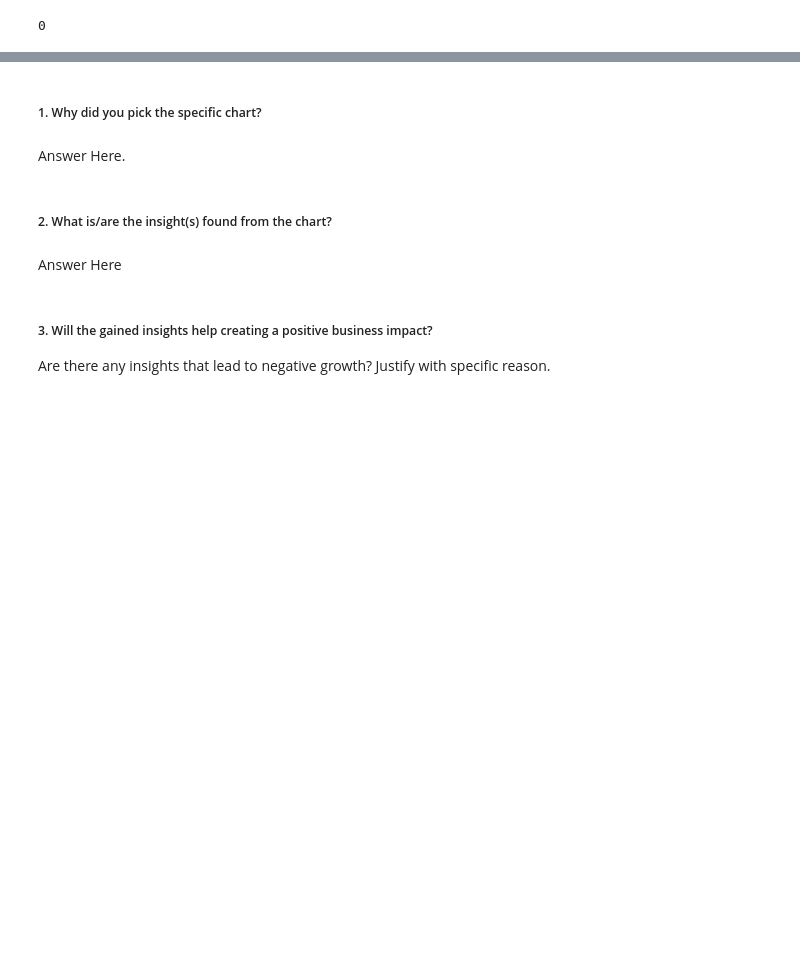
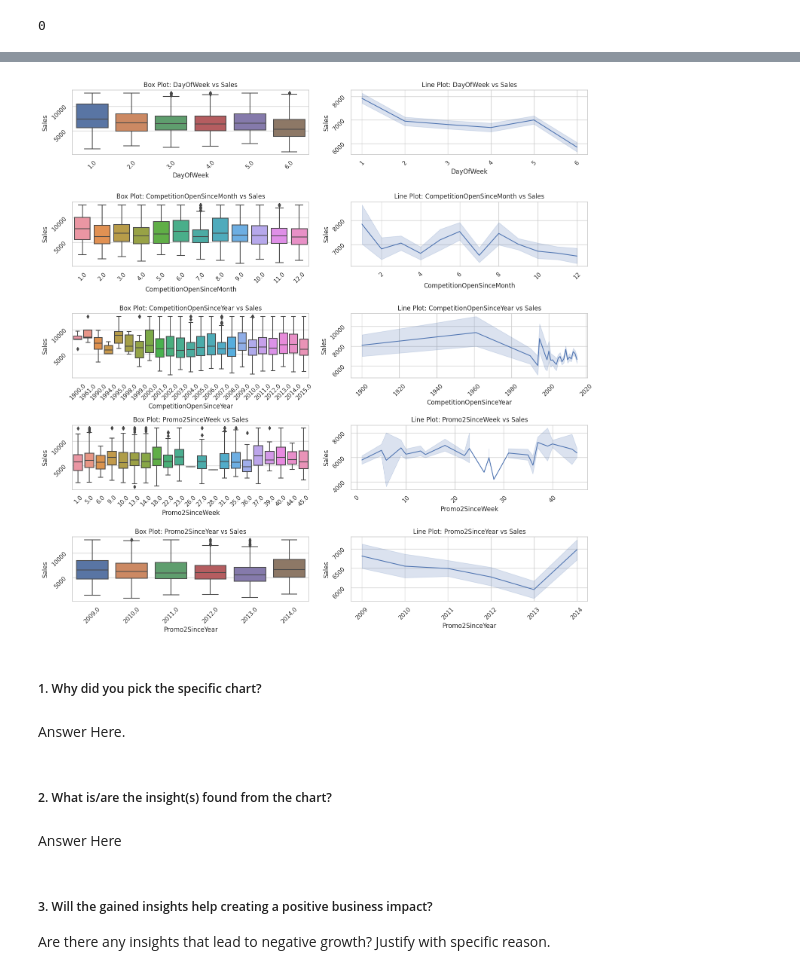
Before and after one commit to pvanand07/Retail-Sales-Prediction-Regression, a Jupyter notebook: Retail_Sales_Prediction_Regression.ipynb, the cells around one changed output, grey strips where cells are left out. Cells and saved outputs as stored; diff of their text form; code cells hidden in the pictures; blank space fills up the shorter version.

```diff
--- a/Retail_Sales_Prediction_Regression.ipynb
+++ b/Retail_Sales_Prediction_Regression.ipynb
@@ -963,8 +980,8 @@ import numpy as np
 
 # 'Sales' is the dependent variable, and other numerical columns are independent variables
 
-numerical_columns = df_m2.select_dtypes(include=['float64', 'int64']).columns
-
+numerical_columns = (df_m2.select_dtypes(include=['float64', 'int64']).columns).tolist()
+numerical_columns.remove('Sales')
 # Calculate the number of rows and columns needed for the subplots
 num_rows = (len(numerical_columns) // 2) + 1
 num_cols = 2
@@ -977,7 +994,7 @@ axes = axes.flatten() if isinstance(axes, np.ndarray) else axes
 
 # Iterate through each numerical column and create boxplots in the subplots
 for i, column in enumerate(numerical_columns):
-    sns.boxplot(x=column, y='Sales', data=df_m2, ax=axes[i])
+    sns.boxplot(x=column, y='Sales', data=df_c, ax=axes[i])
     axes[i].set_title(f'Boxplot of {column} vs Sales')
 
 # Remove any empty subplots if the number of variables is odd
@@ -1029,3 +1059,32 @@ plt.show()
+# %%
+import matplotlib.pyplot as plt
+import seaborn as sns
+
+multiclass = ['DayOfWeek', 'CompetitionOpenSinceMonth', 'CompetitionOpenSinceYear', 'Promo2SinceWeek', 'Promo2SinceYear']
+dataframe = cap_outliers(df_m2.reset_index(drop=True).copy())
+target = 'Sales'
+
+fig, axes = plt.subplots(len(multiclass), 2, figsize=(15, 15))
+
+sns.set(style='whitegrid')
+
+for i, feature in enumerate(multiclass):
+    sns.boxplot(x=feature, y=target, data=dataframe.sample(n=int(len(dataframe)*0.005), random_state=42), ax=axes[i, 0])
+    axes[i, 0].set_title(f'Box Plot: {feature} vs {target}')
+    axes[i, 0].set_xlabel(feature)
+    axes[i, 0].set_ylabel(target)
+    axes[i, 0].tick_params(rotation=45)
+
+    sns.lineplot(x=feature, y=target, data=dataframe.sample(n=int(len(dataframe)*0.005), random_state=42), ax=axes[i, 1])
+    axes[i, 1].set_title(f'Line Plot: {feature} vs {target}')
+    axes[i, 1].set_xlabel(feature)
+    axes[i, 1].set_ylabel(target)
+    axes[i, 1].tick_params(rotation=45)
+
+plt.tight_layout()
+plt.show()
+# %% [output]
+[figure, added]
 # %% [markdown]
 ##### 1. Why did you pick the specific chart?
 # %% [markdown]
```
Also changed, not shown: parts of 14 cells of this notebook.
